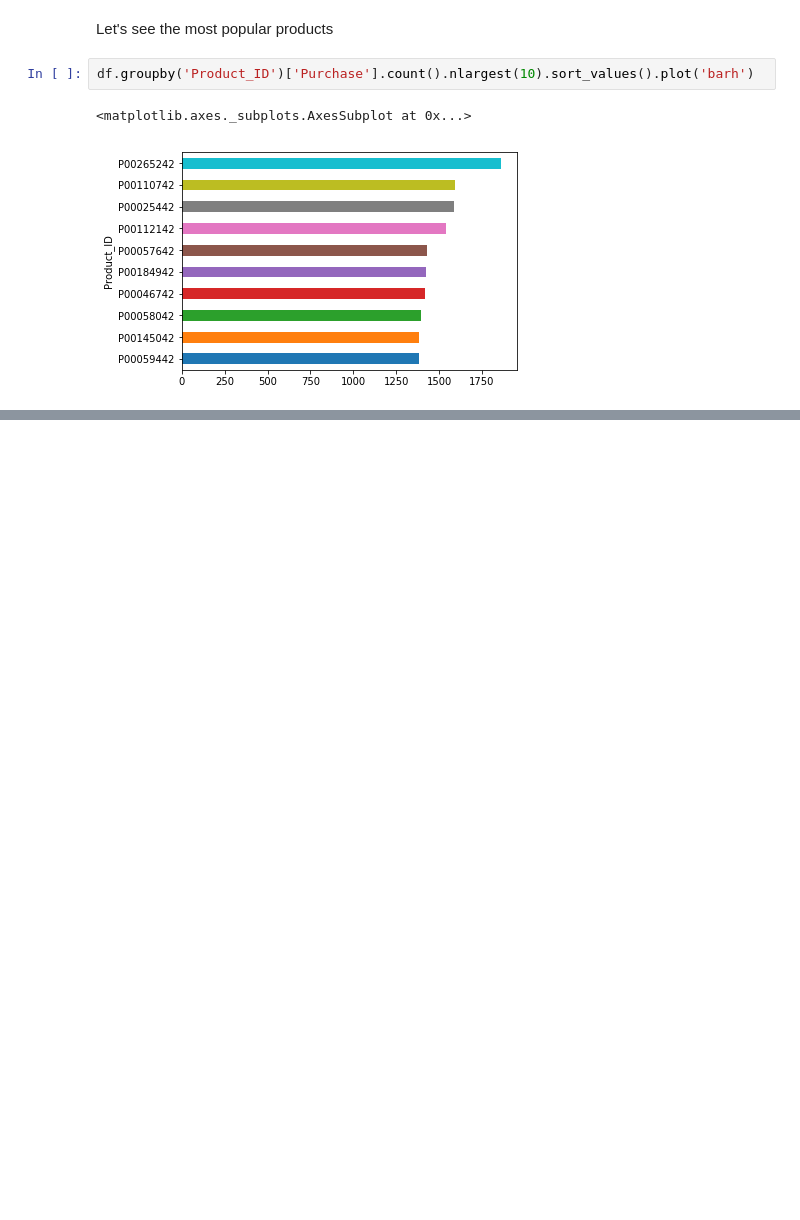
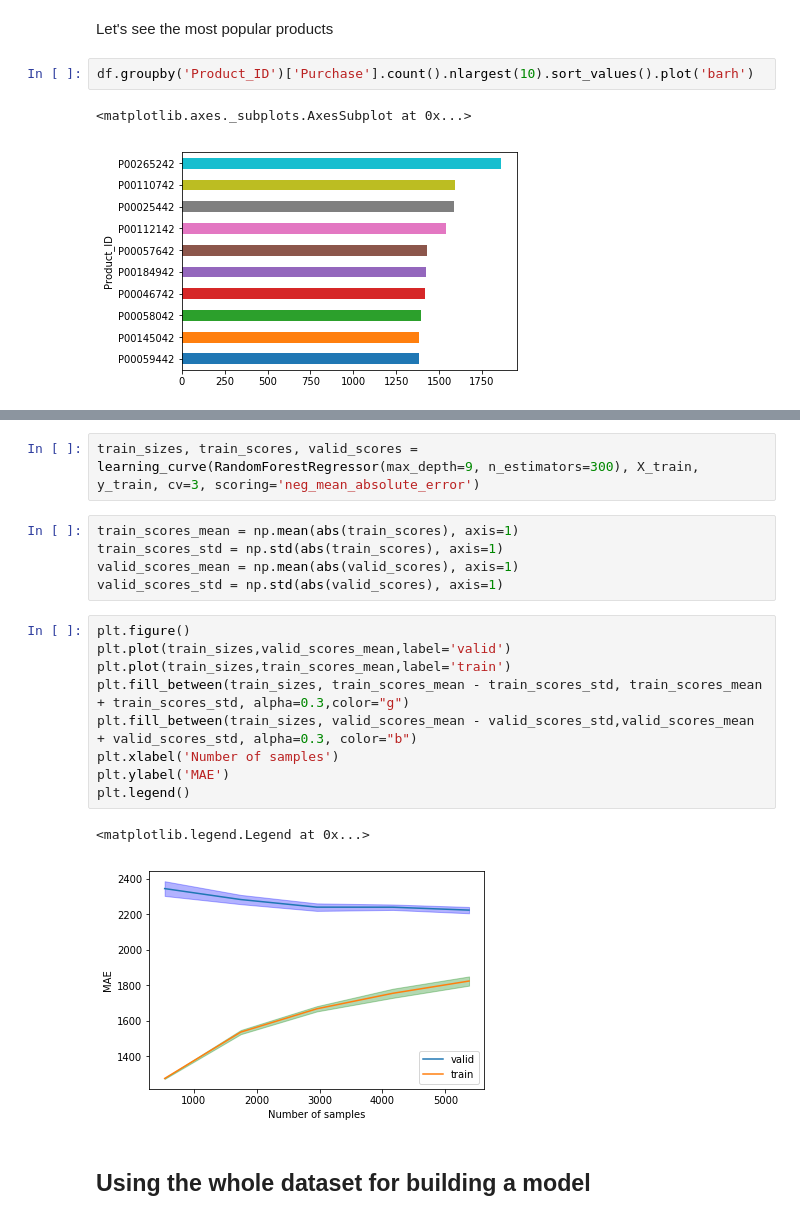
Before and after one commit to akhegai/black-friday-analysis, a Jupyter notebook: ExplorationDataAnalysis.ipynb, the cells around one changed output, grey strips where cells are left out. Cells and saved outputs as stored; diff of their text form; blank space fills up the shorter version.

```diff
--- a/ExplorationDataAnalysis.ipynb
+++ b/ExplorationDataAnalysis.ipynb
@@ -128,0 +192,21 @@ df.groupby('Product_ID').count()['User_ID'].plot('density')
+# %%
+train_sizes, train_scores, valid_scores = learning_curve(RandomForestRegressor(max_depth=9, n_estimators=300), X_train, y_train, cv=3, scoring='neg_mean_absolute_error')
+# %%
+train_scores_mean = np.mean(abs(train_scores), axis=1)
+train_scores_std = np.std(abs(train_scores), axis=1)
+valid_scores_mean = np.mean(abs(valid_scores), axis=1)
+valid_scores_std = np.std(abs(valid_scores), axis=1)
+# %%
+plt.figure()
+plt.plot(train_sizes,valid_scores_mean,label='valid')
+plt.plot(train_sizes,train_scores_mean,label='train')
+plt.fill_between(train_sizes, train_scores_mean - train_scores_std, train_scores_mean + train_scores_std, alpha=0.3,color="g")
+plt.fill_between(train_sizes, valid_scores_mean - valid_scores_std,valid_scores_mean + valid_scores_std, alpha=0.3, color="b")
+plt.xlabel('Number of samples')
+plt.ylabel('MAE')
+plt.legend()
+# %% [output]
+<matplotlib.legend.Legend at 0x...>
+[figure, added]
+# %% [markdown]
+## Using the whole dataset for building a model
```
Also changed, not shown: parts of 20 cells of this notebook.
